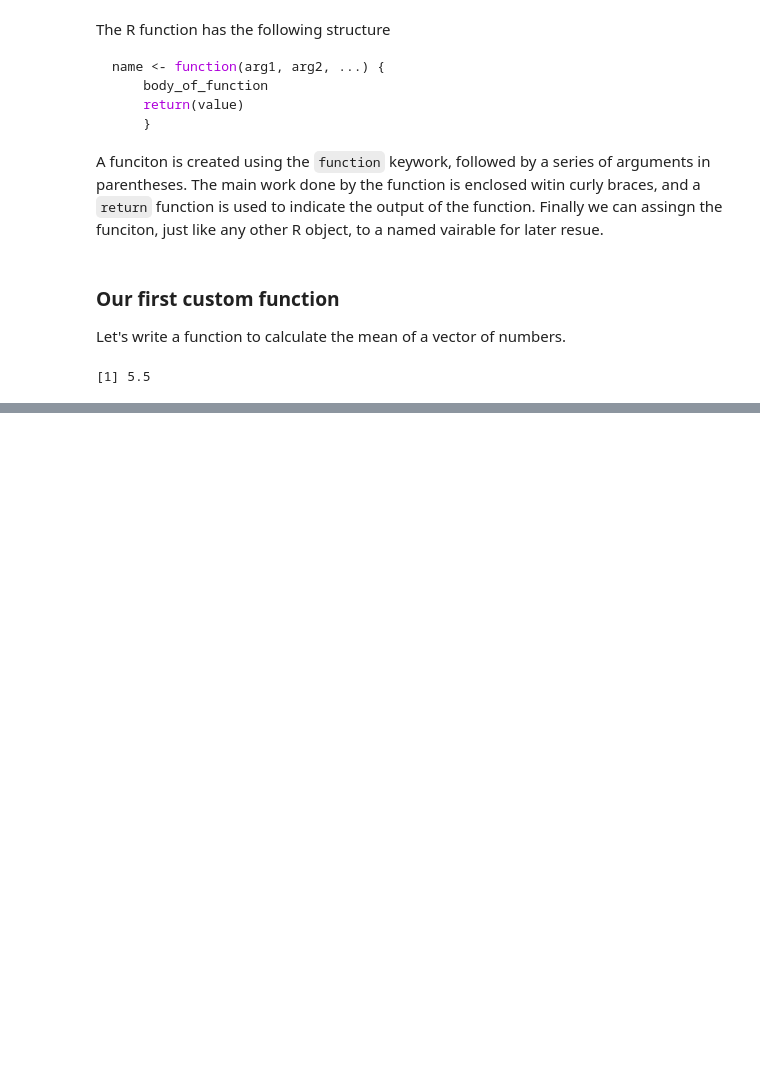
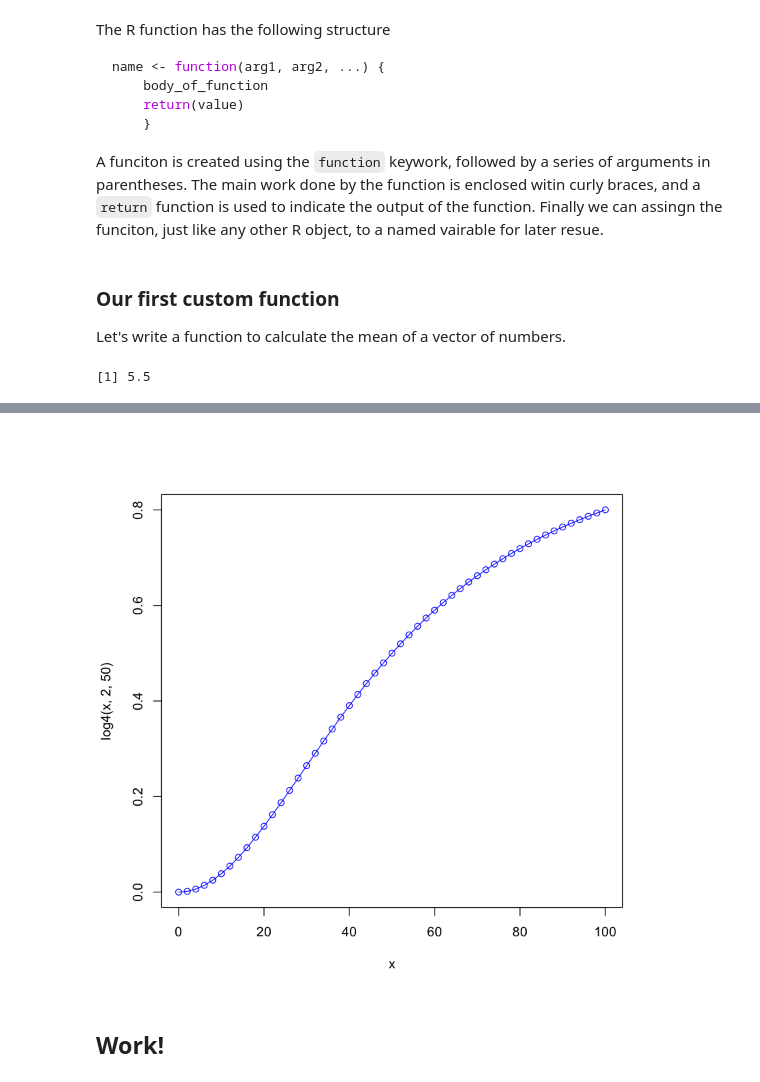
Before and after one commit to duke-biostats/ngs-2015, a Jupyter notebook: Writing custom functions in R.ipynb, the cells around one changed output, grey strips where cells are left out. Drawn from its saved outputs; the diff is of its cells as text; code cells hidden in the pictures; blank space fills up the shorter version.

```diff
--- a/Writing custom functions in R.ipynb
+++ b/Writing custom functions in R.ipynb
@@ -31,0 +85,11 @@ you could try ‘??my.mean’
+# %%
+log4 <- function(x, slope, inflection, min=0, max=1 ) {
+    return ((min-max)/(1 + ((x/inflection)^slope)) + max)
+}
+# %%
+plot(x, log4(x, 2, 50), type="o", col="blue")
+# %% [output]
+[figure, added]
+# %% [markdown]
+Work!
+----
```
Also changed, not shown: parts of 29 cells of this notebook, 1 other file.
